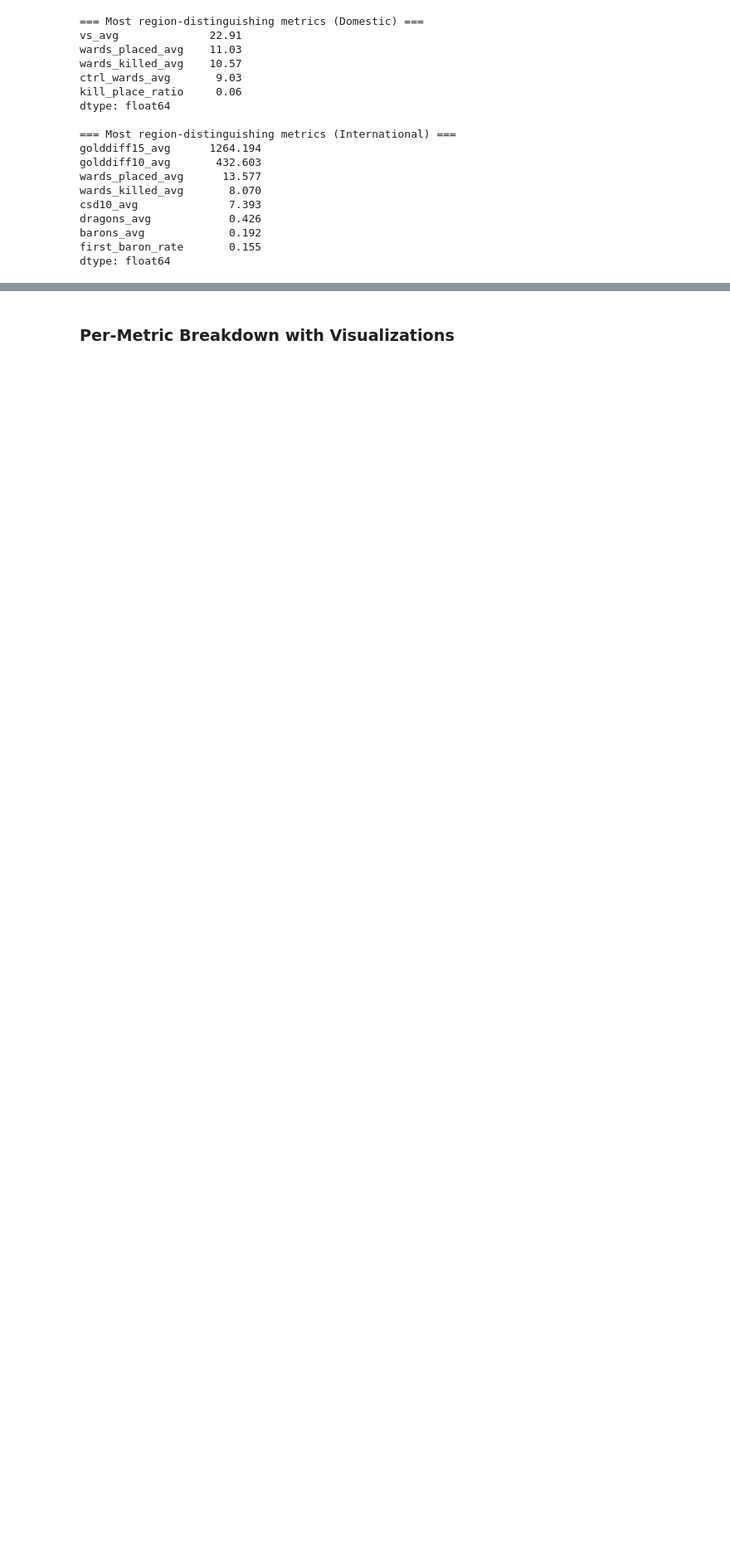
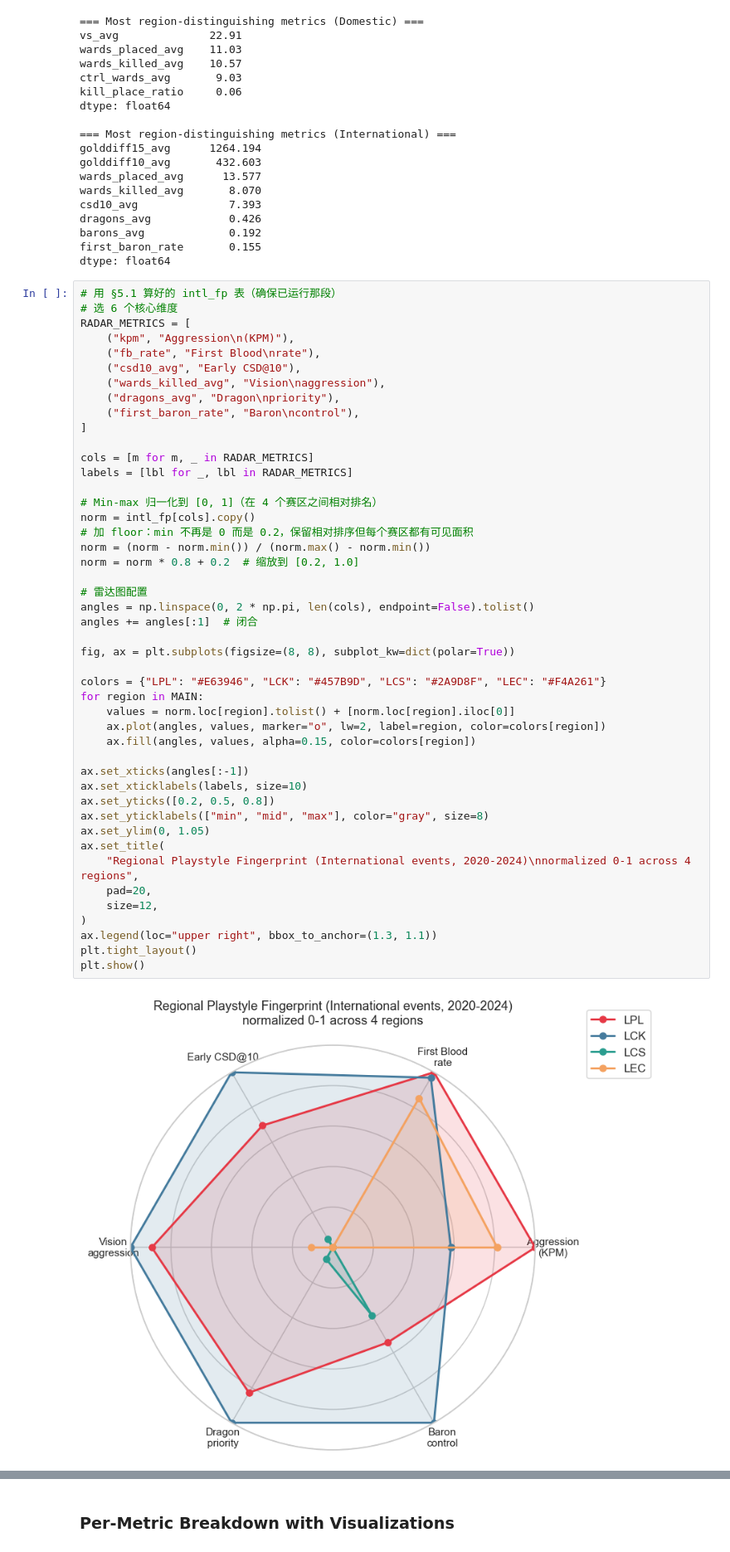
Before and after one commit to LUNARKN1GHT/lol_esports, a Jupyter notebook: lol_esports.ipynb, the cells around one changed output, grey strips where cells are left out. Shown at 83% size. Saved outputs shown, nothing was run; the diff lists cells and outputs as text; blank space fills up the shorter version.

```diff
--- a/lol_esports.ipynb
+++ b/lol_esports.ipynb
@@ -1067,3 +1067,51 @@ dragons_avg            0.426
 barons_avg             0.192
 first_baron_rate       0.155
 dtype: float64
+# %%
+# 用 §5.1 算好的 intl_fp 表（确保已运行那段）
+# 选 6 个核心维度
+RADAR_METRICS = [
+    ("kpm", "Aggression\n(KPM)"),
+    ("fb_rate", "First Blood\nrate"),
+    ("csd10_avg", "Early CSD@10"),
+    ("wards_killed_avg", "Vision\naggression"),
+    ("dragons_avg", "Dragon\npriority"),
+    ("first_baron_rate", "Baron\ncontrol"),
+]
+
+cols = [m for m, _ in RADAR_METRICS]
+labels = [lbl for _, lbl in RADAR_METRICS]
+
+# Min-max 归一化到 [0, 1]（在 4 个赛区之间相对排名）
+norm = intl_fp[cols].copy()
+# 加 floor：min 不再是 0 而是 0.2，保留相对排序但每个赛区都有可见面积
+norm = (norm - norm.min()) / (norm.max() - norm.min())
+norm = norm * 0.8 + 0.2  # 缩放到 [0.2, 1.0]
+
+# 雷达图配置
+angles = np.linspace(0, 2 * np.pi, len(cols), endpoint=False).tolist()
+angles += angles[:1]  # 闭合
+
+fig, ax = plt.subplots(figsize=(8, 8), subplot_kw=dict(polar=True))
+
+colors = {"LPL": "#E63946", "LCK": "#457B9D", "LCS": "#2A9D8F", "LEC": "#F4A261"}
+for region in MAIN:
+    values = norm.loc[region].tolist() + [norm.loc[region].iloc[0]]
+    ax.plot(angles, values, marker="o", lw=2, label=region, color=colors[region])
+    ax.fill(angles, values, alpha=0.15, color=colors[region])
+
+ax.set_xticks(angles[:-1])
+ax.set_xticklabels(labels, size=10)
+ax.set_yticks([0.2, 0.5, 0.8])
+ax.set_yticklabels(["min", "mid", "max"], color="gray", size=8)
+ax.set_ylim(0, 1.05)
+ax.set_title(
+    "Regional Playstyle Fingerprint (International events, 2020-2024)\nnormalized 0-1 across 4 regions",
+    pad=20,
+    size=12,
+)
+ax.legend(loc="upper right", bbox_to_anchor=(1.3, 1.1))
+plt.tight_layout()
+plt.show()
+# %% [output]
+[figure, added]
```
Also changed, not shown: parts of 2 cells of this notebook.
